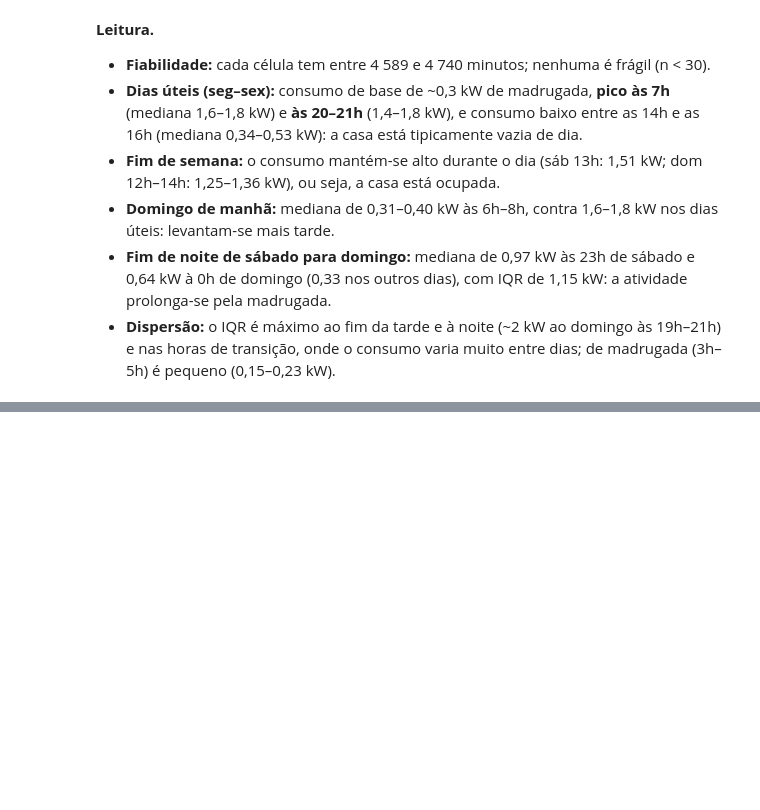
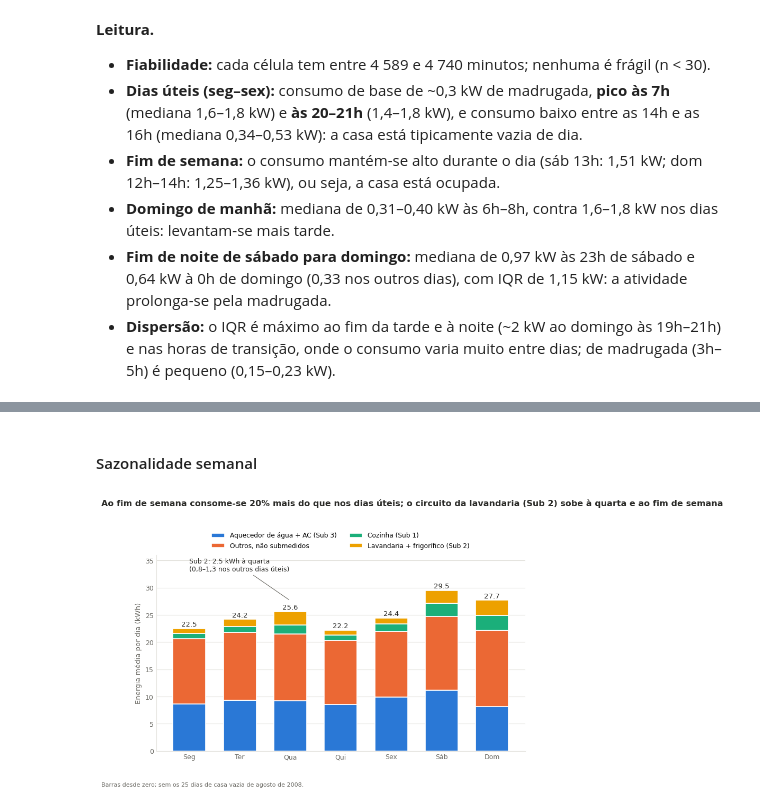
Before and after one commit to leonorrebola9/LusoEnergy_Project, a Jupyter notebook: 01_parteI_II.ipynb, the cells around one changed output, grey strips where cells are left out. Saved outputs shown, nothing was run; the diff lists cells and outputs as text; code cells hidden in the pictures; blank space fills up the shorter version.

```diff
--- a/01_parteI_II.ipynb
+++ b/01_parteI_II.ipynb
@@ -763,0 +923,36 @@ plt.show()
+# %% [markdown]
+#### Sazonalidade semanal
+# %%
+def plot_semana(diario, caminho_png=None):
+    """Semanal: energia média por dia da semana, por circuito (sem o período destacado)."""
+    d = diario.loc[~((diario.index >= AUS_INI) & (diario.index <= AUS_FIM))]
+    m = d.groupby(d.index.dayofweek).mean()
+    fig, ax = plt.subplots(figsize=(9, 4.8))
+    base = np.zeros(7)
+    for c in COMP:
+        ax.bar(range(7), m[c], bottom=base, width=0.65, color=COR[c], edgecolor="white", lw=1.2, label=NOME[c])
+        base += m[c].values
+    ax.set_xticks(range(7), DIAS)
+    ax.set_ylabel("Energia média por dia (kWh)", fontsize=9.5, color=TINTA_2)
+    estilo(ax)
+    for i, v in enumerate(m["total"]):
+        ax.text(i, v + 0.4, f"{v:.1f}", ha="center", fontsize=9.5, color=TINTA)
+    lav = m["lavandaria"]
+    ax.annotate(f"Sub 2: {lav.iloc[2]:.1f} kWh à quarta\n(0,8–1,3 nos outros dias úteis)", xy=(2, m["total"].iloc[2] + 2.0),
+                xytext=(0.0, 33.0), fontsize=9, color=TINTA, arrowprops=dict(arrowstyle="-", color=TINTA_2, lw=0.8))
+    ax.set_ylim(0, 36)
+    ax.legend(ncol=2, frameon=False, fontsize=8.8, loc="lower center", bbox_to_anchor=(0.5, 1.0))
+    fds, util = m["total"].iloc[5:].mean(), m["total"].iloc[:5].mean()
+    fig.suptitle(f"Ao fim de semana consome-se {fds / util - 1:.0%} mais do que nos dias úteis; "
+                 f"o circuito da lavandaria (Sub 2) sobe à quarta e ao fim de semana", x=0.01, ha="left", y=1.1, fontsize=11.5,
+                 fontweight="bold", color=TINTA)
+    fig.text(0.01, -0.03, "Barras desde zero; sem os 25 dias de casa vazia de agosto de 2008.", fontsize=8, color=TINTA_2)
+    if caminho_png:
+        fig.savefig(caminho_png, dpi=150, bbox_inches="tight", facecolor="white")
+    return fig
+
+
+fig = plot_semana(diario, "figures/2_1_semanal.png")
+plt.show()
+# %% [output]
+[figure, added]
```
Also changed, not shown: parts of 26 cells of this notebook, 6 other files.
